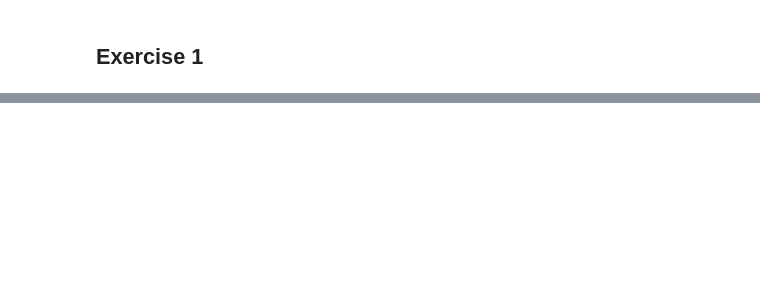
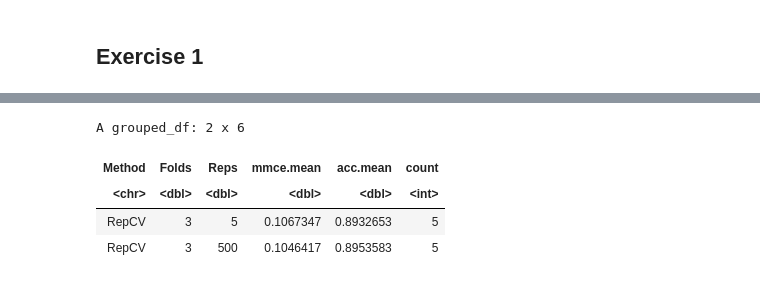
Before and after one commit to brainvat/Hefin-I-Rhys-Machine-Learning-with-R-the-tidyverse-and-mlr, a Jupyter notebook: chapter_03/Chapter 3 - Exercises.ipynb, the cells around one changed output, grey strips where cells are left out. Cells and saved outputs as stored; diff of their text form; code cells hidden in the pictures; blank space fills up the shorter version.

```diff
--- a/chapter_03/Chapter 3 - Exercises.ipynb
+++ b/chapter_03/Chapter 3 - Exercises.ipynb
@@ -92,0 +245,27 @@ ggplot(diabetesTib, aes(glucose, insulin, col = class, shape = class)) +
+# %%
+kFoldResults <- tibble(run = integer(), Method = character(), Folds = integer(),
+                           Reps = integer(), mmce.test.mean = double(), acc.test.mean = double())
+
+for (i in c(1, 2, 3, 4, 5)) {
+  kFold2 <- makeResampleDesc(method = "RepCV", folds = 3, reps = 5, stratify = TRUE)
+  kFoldCV2 <- resample(learner = knn, task = diabetesTask, resampling = kFold2,
+                    measures = list(mmce, acc))
+
+  kFoldResults <- add_row(kFoldResults, run = i, Method = "RepCV", Folds = 3, Reps = 5,
+                 mmce.test.mean = kFoldCV2$aggr['mmce.test.mean'],
+                 acc.test.mean = kFoldCV2$aggr['acc.test.mean'])
+
+  kFold3 <- makeResampleDesc(method = "RepCV", folds = 3, reps = 500, stratify = TRUE)
+  kFoldCV3 <- resample(learner = knn, task = diabetesTask, resampling = kFold3,
+                    measures = list(mmce, acc))
+
+  kFoldResults <- add_row(kFoldResults, run = i, Method = "RepCV", Folds = 3, Reps = 500,
+                 mmce.test.mean = kFoldCV3$aggr['mmce.test.mean'],
+                 acc.test.mean = kFoldCV3$aggr['acc.test.mean'])
+}
+
+tally <- kFoldResults %>%
+  group_by(Method, Folds, Reps) %>%
+  summarize(mmce.mean = mean(mmce.test.mean),
+            acc.mean = mean(acc.test.mean),
+            count = n())
@@ -92,0 +290,8 @@ ggplot(diabetesTib, aes(glucose, insulin, col = class, shape = class)) +
+# %%
+tally
+# %% [output]
+A grouped_df: 2 x 6
+| Method | Folds | Reps | mmce.mean | acc.mean | count |
+| <chr> | <dbl> | <dbl> | <dbl> | <dbl> | <int> |
+| RepCV | 3 | 5 | 0.1067347 | 0.8932653 | 5 |
+| RepCV | 3 | 500 | 0.1046417 | 0.8953583 | 5 |
```
Also changed, not shown: parts of 37 cells of this notebook, 6 other files.
